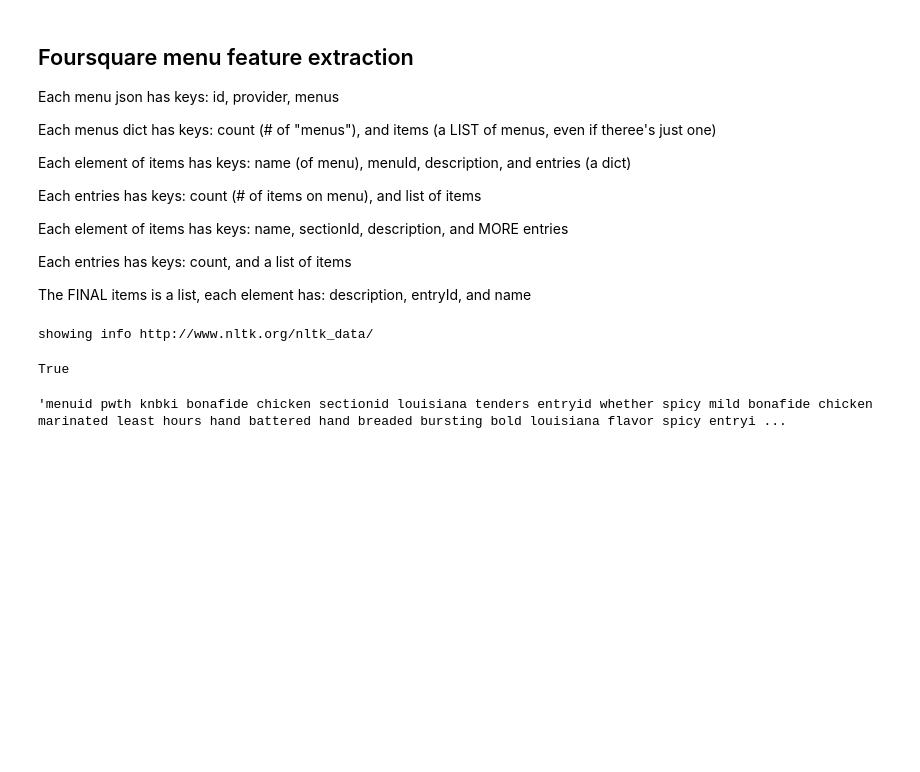
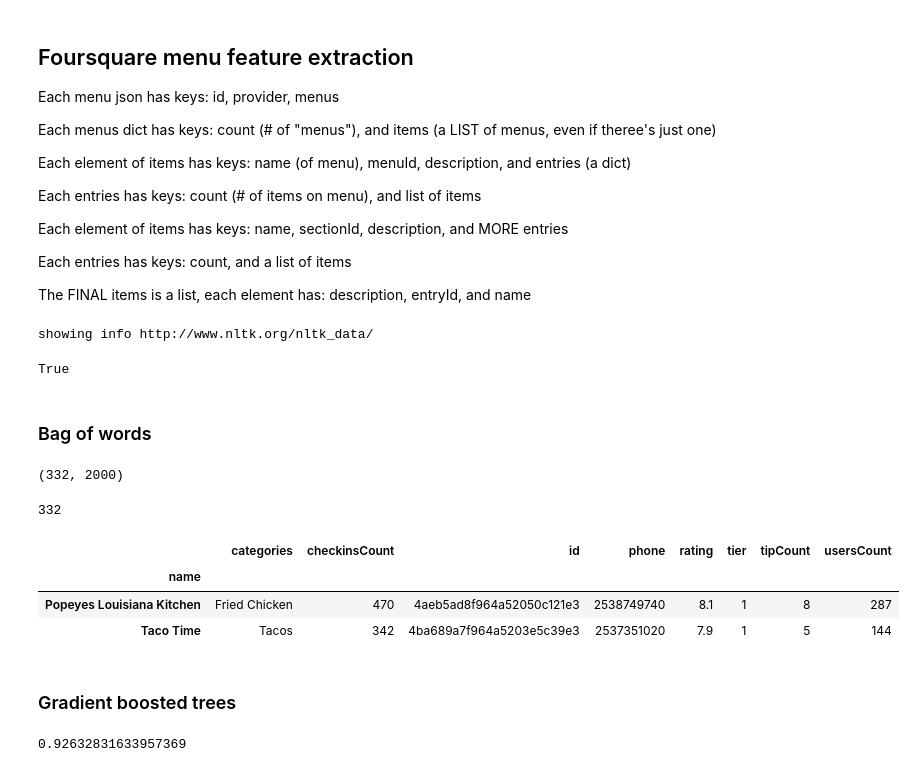
Before and after one commit to map222/Kibbeh, a Jupyter notebook: notebooks/working notebook.ipynb, the cells around one changed output. Cells and saved outputs as stored; diff of their text form; code cells hidden in the pictures; blank space fills up the shorter version.

Commit message:
Bag of Words prediction
Re-added JSON's to repo since they're pretty small. Did basic bag of
words regression with boosted trees and ElasticNet.

```diff
--- a/notebooks/working notebook.ipynb
+++ b/notebooks/working notebook.ipynb
@@ -235,6 +239,6 @@ NameError: name 'ast' is not defined
 # %% [markdown]
 ## Foursquare restaurant feature extraction
 # %%
-fs_rated = [x for x in fs_top_restos if 'rating' in x['venue'].keys()]
-len(fs_rated)
+fs_restos_rated = [x for x in fs_top_restos if 'rating' in x['venue'].keys()]
+len(fs_restos_rated)
 # %% [output]
@@ -242,6 +246,6 @@ len(fs_rated)
 # %%
-importlib.reload(feature_calc)
-fs_df = feature_calc.feature_extract_fs_list(fs_rated)
+importlib.reload(feature_extract_resto)
+fs_df = feature_extract_resto.feature_extract_fs_list(fs_rated)
 fs_df.drop_duplicates(inplace=True)
 fs_df.head(3)
 # %% [output]
@@ -292,0 +290,2 @@ def wordify_json_menu(json_menu, stop_words):
+# %% [markdown]
+### Bag of words
@@ -293,6 +295,20 @@ def wordify_json_menu(json_menu, stop_words):
+# %%
+menu_features = menu_vectorizer.fit_transform(parsed_menus)
+menu_features.shape
+# %% [output]
+(332, 2000)
 # %%
-parsed_menus  = [wordify_json_menu(menu, stop_words) for menu in fs_menus_rated ]
+fs_id = [menu['id'] for menu in fs_menus_rated]
+len(fs_id)
+# %% [output]
+332
-# %%
-parsed_menus[0]
-# %% [output]
-'menuid pwth knbki bonafide chicken sectionid louisiana tenders entryid whether spicy mild bonafide chicken marinated least hours hand battered hand breaded bursting bold louisiana flavor spicy entryi ...
+# %%
+fs_menu_df = fs_df.query('id in @fs_id')
+fs_menu_df.head(2)
+# %% [output]
+|  | categories | checkinsCount | id | phone | rating | tier | tipCount | usersCount |
+| name |  |  |  |  |  |  |  |  |
+| Popeyes Louisiana Kitchen | Fried Chicken | 470 | 4aeb5ad8f964a52050c121e3 | 2538749740 | 8.1 | 1 | 8 | 287 |
+| Taco Time | Tacos | 342 | 4ba689a7f964a5203e5c39e3 | 2537351020 | 7.9 | 1 | 5 | 144 |
+# %% [markdown]
+### Gradient boosted trees
@@ -298,0 +318,5 @@ parsed_menus[0]
+# %%
+menu_boost_regressor.fit(menu_features, fs_menu_df['rating'])
+menu_boost_regressor.score(menu_features.toarray(), fs_menu_df['rating'])
+# %% [output]
+0.92632831633957369
```
Also changed, not shown: parts of 33 cells of this notebook, 9 other files.
